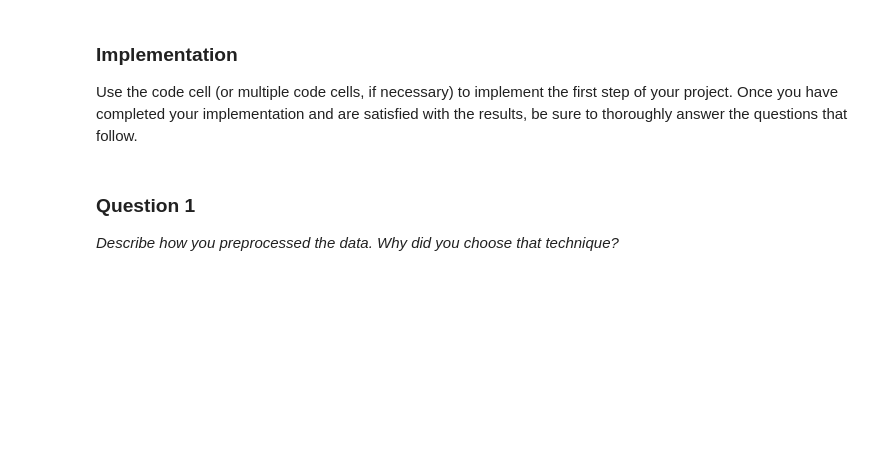
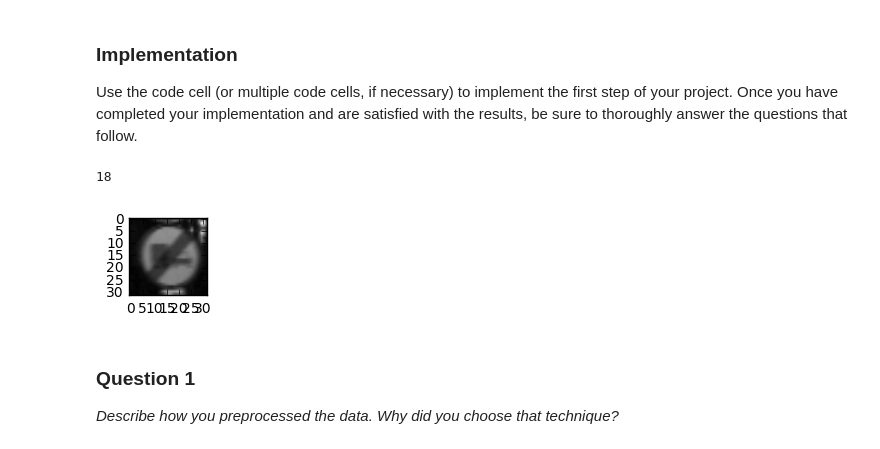
Before and after one commit to gada1982/CarND-Traffic-Sign-Classifier-Project, a Jupyter notebook: Traffic_Sign_Classifier.ipynb, the cells around one changed output. Saved outputs shown, nothing was run; the diff lists cells and outputs as text; code cells hidden in the pictures; blank space fills up the shorter version.

Commit message:
Do some preprocessing

```diff
--- a/Traffic_Sign_Classifier.ipynb
+++ b/Traffic_Sign_Classifier.ipynb
@@ -18,21 +18,20 @@ In addition to implementing code, there will be questions that you must answer w
 import pickle
 import numpy as np
 from sklearn.model_selection import train_test_split
+import cv2
 
-training_file = 'traffic-signs-data/train.p'
-testing_file = 'traffic-signs-data/test.p'
+training_file = 'train.p'
+testing_file = 'test.p'
 
 with open(training_file, mode='rb') as f:
     train = pickle.load(f)
 with open(testing_file, mode='rb') as f:
     test = pickle.load(f)
 
-# Split up the training data to get validation data
-X_train, X_validation, y_train, y_validation = train_test_split(train['features'], train['labels'], test_size=0.2, random_state=0)
+X_train, y_train = train['features'], train['labels']
 X_test, y_test = test['features'], test['labels']
 
 assert(len(X_train) == len(y_train))
-assert(len(X_validation) == len(y_validation))
 assert(len(X_test) == len(y_test))
 # %% [markdown]
 ---
@@ -131,3 +122,30 @@ Use the code cell (or multiple code cells, if necessary) to implement the first
+# %%
+### Preprocess the data here.
+### Feel free to use as many code cells as needed.
+
+# TODO: Grayscale images here
+def grayscale(img):
+    return cv2.cvtColor(img.astype(np.float32), cv2.COLOR_RGB2GRAY)
+
+def normalize(img):
+    normalizedImg = np.zeros(shape=img.shape)
+    normalizedImg = cv2.normalize(img.astype(np.float32), normalizedImg, -0.5, 0.5, cv2.NORM_MINMAX)
+    return normalizedImg
+
+for index in range(0,len(X_train)):
+    image = X_train[index].squeeze()
+    gray_image = grayscale(image)
+    normalized_image = normalize(gray_image)
+
+index = random.randint(0, len(X_train))
+image = X_train[index].squeeze()
+
+plt.figure(figsize=(1,1))
+plt.imshow(gray_image, cmap='gray')
+print(y_train[index])
+# %% [output]
+18
+[figure, added]
 # %% [markdown]
 ### Question 1
 
```
Also changed, not shown: parts of 5 cells of this notebook.
